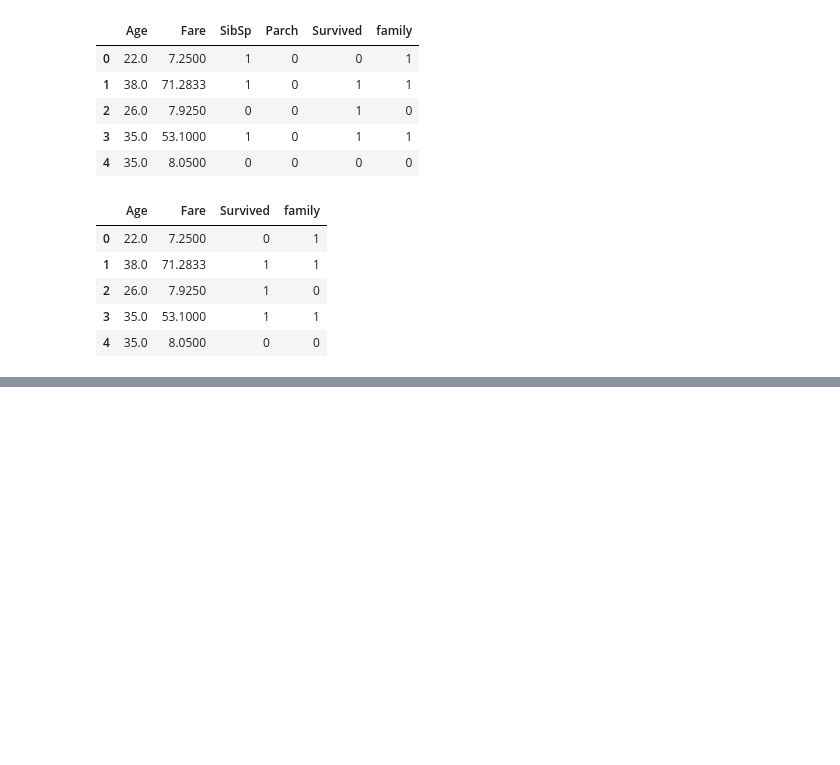
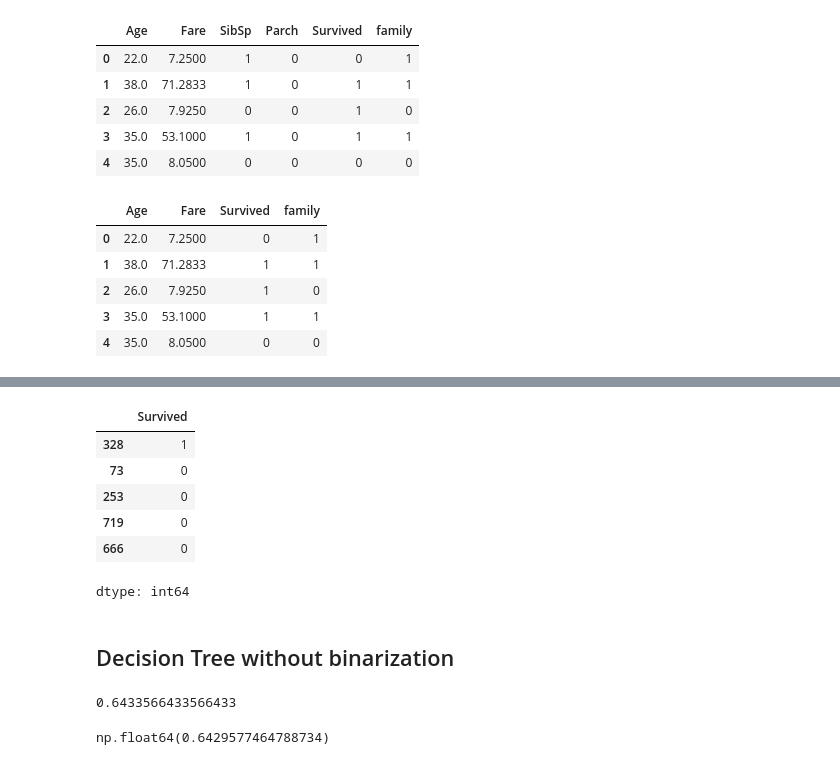
Before and after one commit to Muhammad-Waleed-Source/Machine-Learning, a Jupyter notebook: Day-32/Binarization.ipynb, the cells around one changed output, grey strips where cells are left out. Drawn from its saved outputs; the diff is of its cells as text; code cells hidden in the pictures; blank space fills up the shorter version.

Commit message:
Decision Tree without binarization

```diff
--- a/Day-32/Binarization.ipynb
+++ b/Day-32/Binarization.ipynb
@@ -47,0 +64,26 @@ df.head()
+# %%
+y_train.head()
+# %% [output]
+|  | Survived |
+| 328 | 1 |
+| 73 | 0 |
+| 253 | 0 |
+| 719 | 0 |
+| 666 | 0 |
+dtype: int64
+# %% [markdown]
+## Decision Tree without binarization
+# %%
+clf = DecisionTreeClassifier()
+
+clf.fit(X_train,y_train)
+
+y_pred = clf.predict(X_test)
+
+accuracy_score(y_test,y_pred)
+# %% [output]
+0.6433566433566433
+# %%
+np.mean(cross_val_score(DecisionTreeClassifier(),X,y,cv=10,scoring='accuracy'))
+# %% [output]
+np.float64(0.6429577464788734)
```
Also changed, not shown: parts of 4 cells of this notebook.
